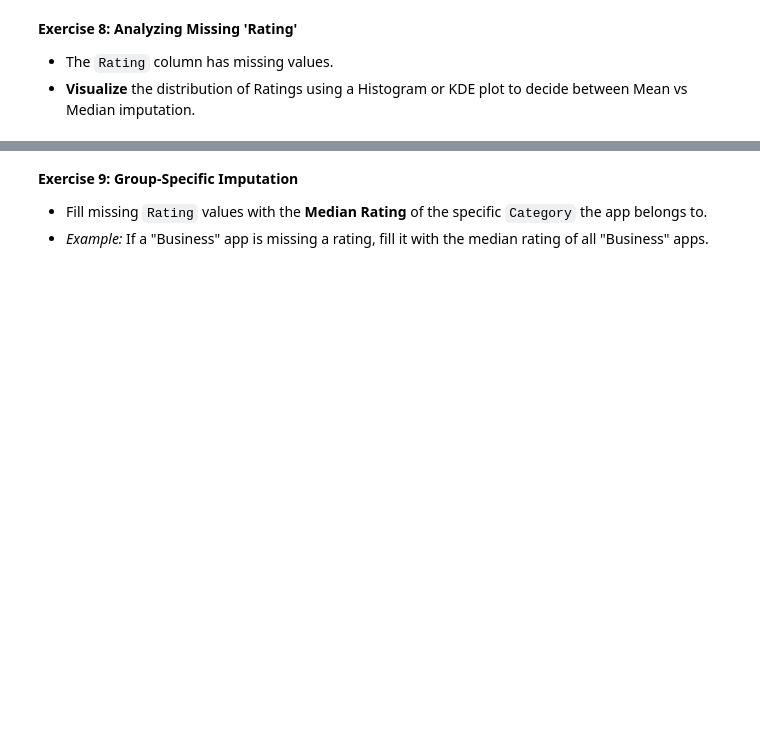
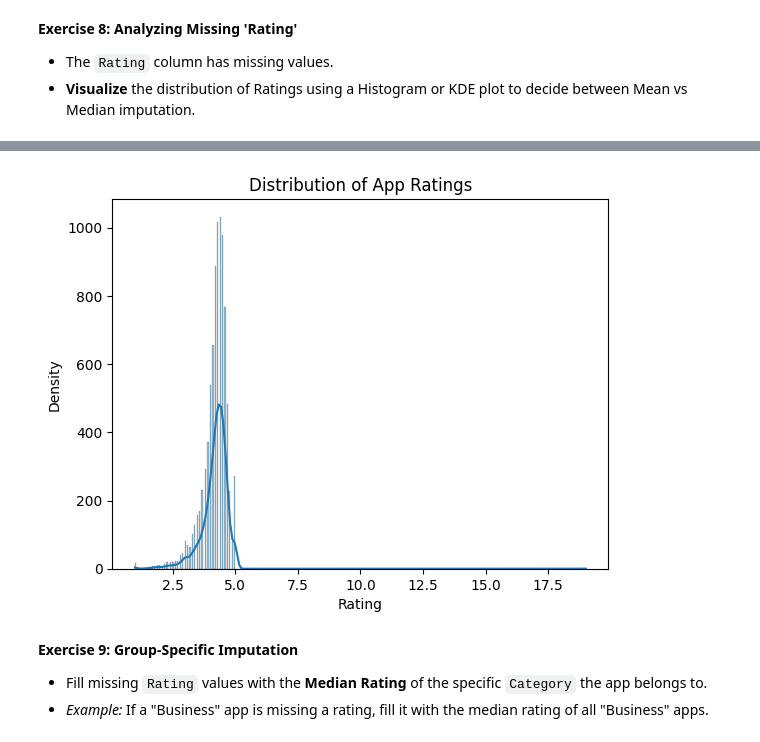
Before and after one commit to harmikrathod09/BTech_Sem_6, a Jupyter notebook: MLDL/Lab2_Blank/Lab2_Blank.ipynb, the cells around one changed output, grey strips where cells are left out. Drawn from its saved outputs; the diff is of its cells as text; code cells hidden in the pictures; blank space fills up the shorter version.

```diff
--- a/MLDL/Lab2_Blank/Lab2_Blank.ipynb
+++ b/MLDL/Lab2_Blank/Lab2_Blank.ipynb
@@ -135,3 +214,14 @@ Size column cleaned and converted.
+# %%
+df['Rating'].fillna(df['Rating'].mean()).groupby(df['Category']).mean().sort_values(ascending=False)
+
+sns.histplot(df['Rating'], kde=True)
+
+plt.title('Distribution of App Ratings')
+plt.xlabel('Rating')
+plt.ylabel('Density')
+plt.show()
+# %% [output]
+[figure, added]
 # %% [markdown]
 **Exercise 9: Group-Specific Imputation**
 * Fill missing `Rating` values with the **Median Rating** of the specific `Category` the app belongs to.
```
Also changed, not shown: parts of 23 cells of this notebook, 1 other file.
